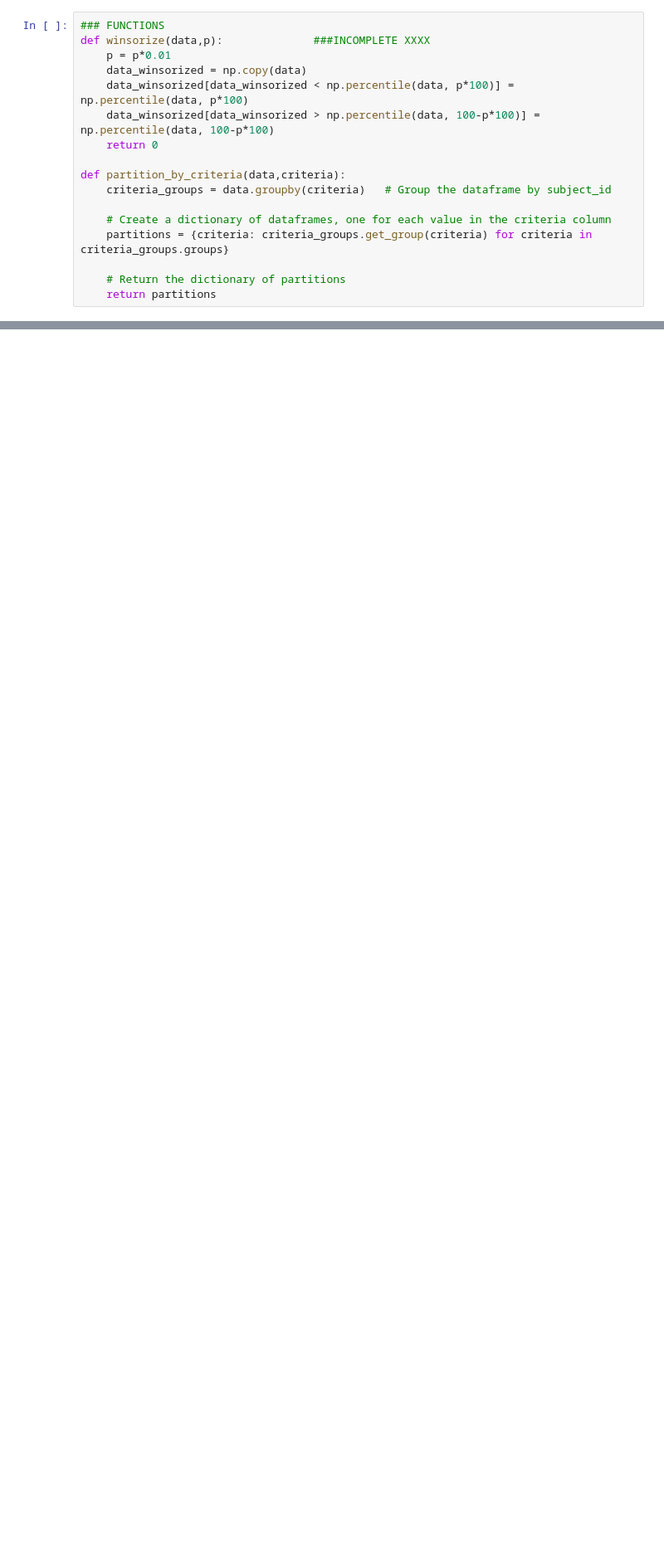
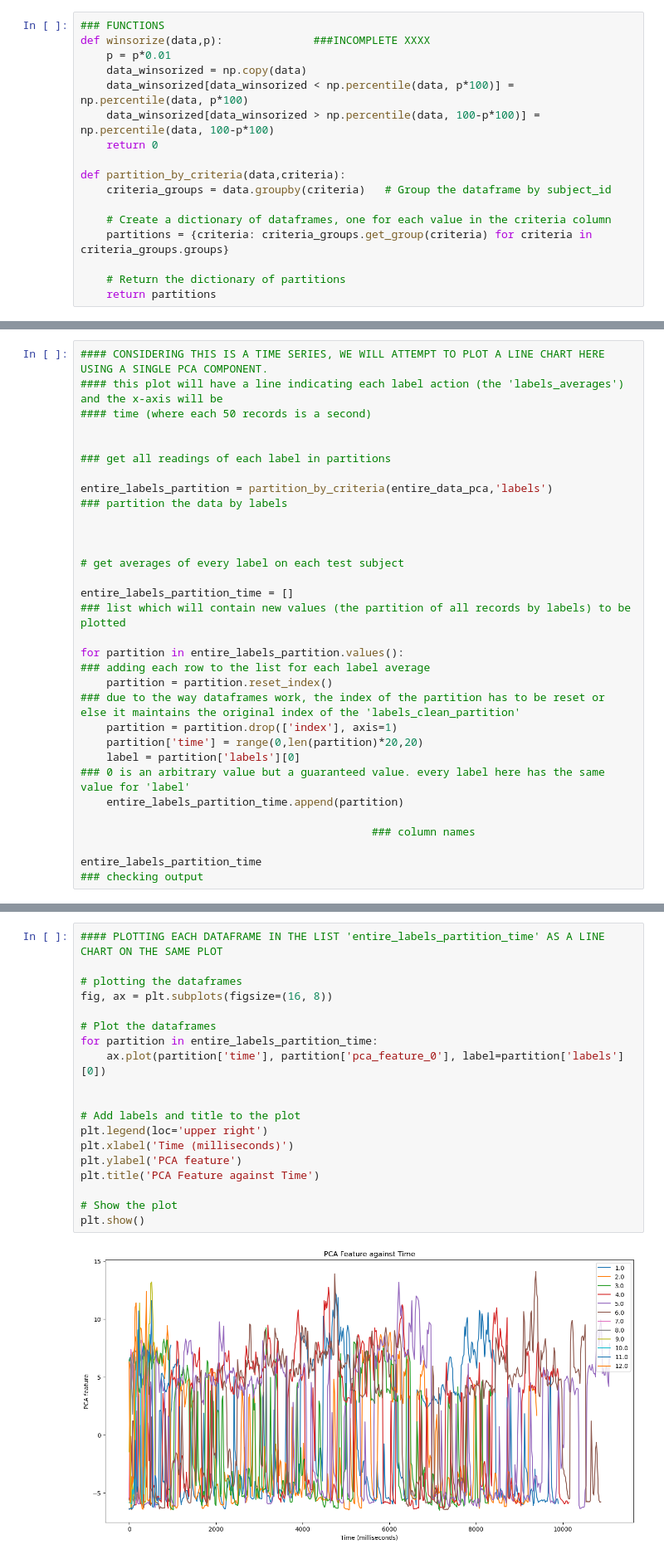
Before and after one commit to jayceeuzo/HAPT_auto_viz, a Jupyter notebook: hapt.ipynb, the cells around one changed output, grey strips where cells are left out. Shown at 83% size. Saved outputs shown, nothing was run; the diff lists cells and outputs as text; blank space fills up the shorter version.

Commit message:
line plot created for each label of the entire run

```diff
--- a/hapt.ipynb
+++ b/hapt.ipynb
@@ -312,0 +248,26 @@ plt.show()
+# %%
+#### CONSIDERING THIS IS A TIME SERIES, WE WILL ATTEMPT TO PLOT A LINE CHART HERE USING A SINGLE PCA COMPONENT.
+#### this plot will have a line indicating each label action (the 'labels_averages') and the x-axis will be
+#### time (where each 50 records is a second)
+
+
+### get all readings of each label in partitions
+
+entire_labels_partition = partition_by_criteria(entire_data_pca,'labels')                                                   ### partition the data by labels
+
+
+
+# get averages of every label on each test subject
+
+entire_labels_partition_time = []                                                                                ### list which will contain new values (the partition of all records by labels) to be plotted
+
+for partition in entire_labels_partition.values():                                                           ### adding each row to the list for each label average
+    partition = partition.reset_index()                                                                     ### due to the way dataframes work, the index of the partition has to be reset or else it maintains the original index of the 'labels_clean_partition'
+    partition = partition.drop(['index'], axis=1)
+    partition['time'] = range(0,len(partition)*20,20)
+    label = partition['labels'][0]                                                                      ### 0 is an arbitrary value but a guaranteed value. every label here has the same value for 'label'
+    entire_labels_partition_time.append(partition)
+
+                                             ### column names
+
+entire_labels_partition_time                                                                                ### checking output
@@ -312,0 +292,21 @@ plt.show()
+# %%
+#### PLOTTING EACH DATAFRAME IN THE LIST 'entire_labels_partition_time' AS A LINE CHART ON THE SAME PLOT
+
+# plotting the dataframes
+fig, ax = plt.subplots(figsize=(16, 8))
+
+# Plot the dataframes
+for partition in entire_labels_partition_time:
+    ax.plot(partition['time'], partition['pca_feature_0'], label=partition['labels'][0])
+
+
+# Add labels and title to the plot
+plt.legend(loc='upper right')
+plt.xlabel('Time (milliseconds)')
+plt.ylabel('PCA feature')
+plt.title('PCA Feature against Time')
+
+# Show the plot
+plt.show()
+# %% [output]
+[figure, added]
```
Also changed, not shown: parts of 9 cells of this notebook.
